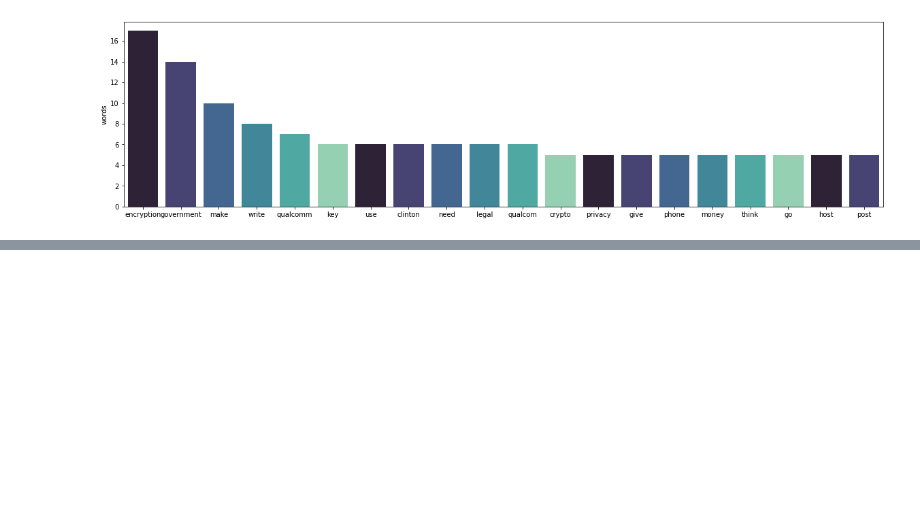
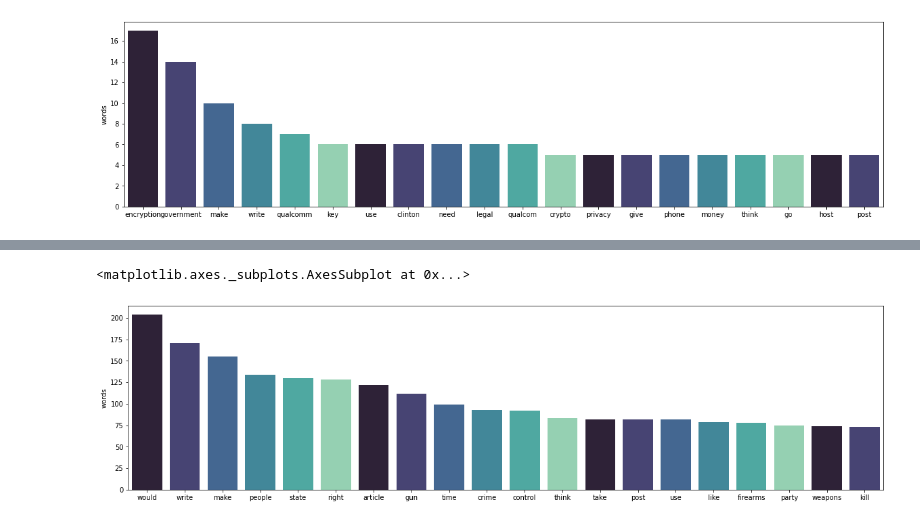
Before and after one commit to bholeneha/Text_Classification, a Jupyter notebook: LDA_Text_Classification.ipynb, the cells around one changed output, grey strips where cells are left out. Cells and saved outputs as stored; diff of their text form; code cells hidden in the pictures; blank space fills up the shorter version.

```diff
--- a/LDA_Text_Classification.ipynb
+++ b/LDA_Text_Classification.ipynb
@@ -342,3 +347,12 @@ sns.barplot(x = top_10.words.value_counts().index,
+# %%
+count = pd.DataFrame(all_text.split(), columns = ['words'])
+top_10 = count[count['words'].isin(list(count.words.value_counts()[:20].index[:20]))]
+plt.figure(figsize=(20,5))
+sns.barplot(x = top_10.words.value_counts().index,
+            y = top_10.words.value_counts(), palette = sns.color_palette("mako"))
+# %% [output]
+<matplotlib.axes._subplots.AxesSubplot at 0x...>
+[figure, added]
 # %%
 
 lda_model.save("/content/sample_data/Data/models/test_model.model")
```
Also changed, not shown: parts of 1 cell of this notebook.
